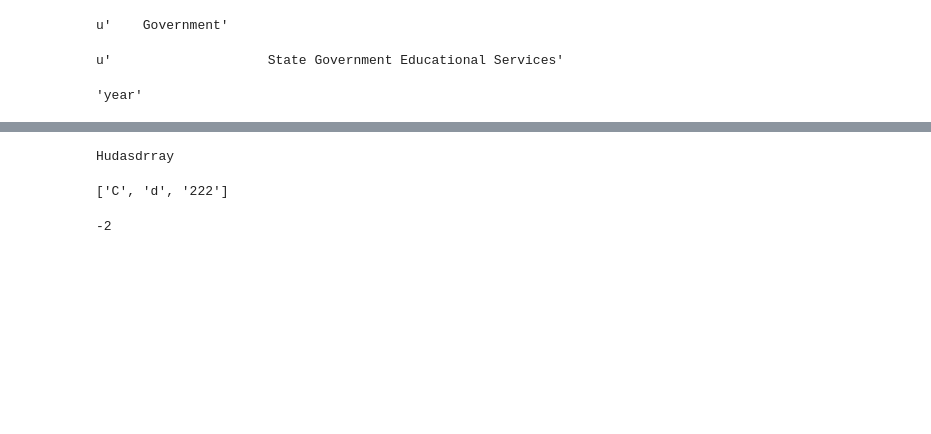
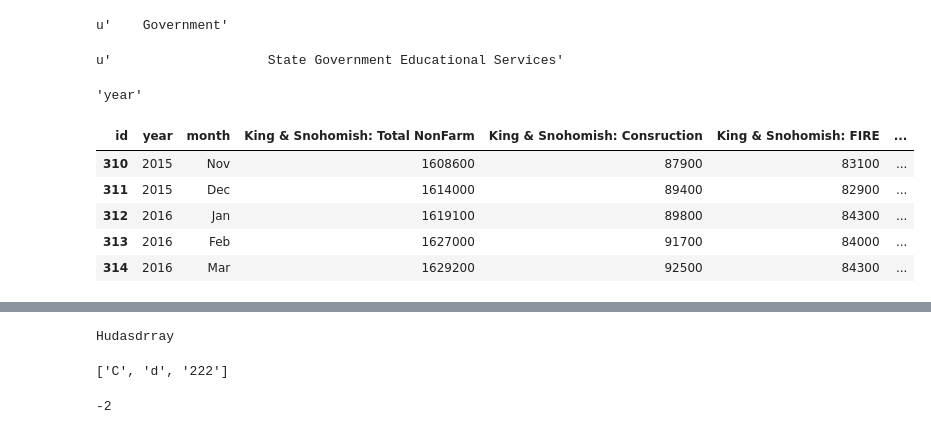
Before and after one commit to jalaljahir/wa_esd_emp, a Jupyter notebook: monthly_emp_update_ESD.ipynb, the cells around one changed output, grey strips where cells are left out. Drawn from its saved outputs; the diff is of its cells as text; code cells hidden in the pictures; blank space fills up the shorter version.

```diff
--- a/monthly_emp_update_ESD.ipynb
+++ b/monthly_emp_update_ESD.ipynb
@@ -147,7 +194,7 @@ kin_sno_list[69]
 # %% [output]
 'year'
 # %%
-df_sa_kin_sno["king & Snohomish: Total NonFarm"] = df_sa_kin_sno["Total Nonfarm"]
+df_sa_kin_sno["King & Snohomish: Total NonFarm"] = df_sa_kin_sno["Total Nonfarm"]
 df_sa_kin_sno["King & Snohomish: Consruction"] = df_sa_kin_sno[kin_sno_list[3]] + df_sa_kin_sno[kin_sno_list[4]]
 df_sa_kin_sno["King & Snohomish: FIRE"] = df_sa_kin_sno[kin_sno_list[33]]
 df_sa_kin_sno["King & Snohomish: Manufacturing"] = df_sa_kin_sno[kin_sno_list[8]]
@@ -165,3 +212,12 @@ df_sa_kin_sno = df_sa_kin_sno.drop(df_sa_kin_sno.columns[:69], axis = 1)
 #df_sa_kin_sno = df_sa_kin_sno.drop(df_sa_kin_sno.columns[range(69)], axis = 1)
 # %%
 df_sa_kin_sno = df_sa_kin_sno.drop(df_sa_kin_sno.index[[315]])
+# %%
+df_sa_kin_sno.tail()
+# %% [output]
+| id | year | month | King & Snohomish: Total NonFarm | King & Snohomish: Consruction | King & Snohomish: FIRE | ... |
+| 310 | 2015 | Nov | 1608600 | 87900 | 83100 | ... |
+| 311 | 2015 | Dec | 1614000 | 89400 | 82900 | ... |
+| 312 | 2016 | Jan | 1619100 | 89800 | 84300 | ... |
+| 313 | 2016 | Feb | 1627000 | 91700 | 84000 | ... |
+| 314 | 2016 | Mar | 1629200 | 92500 | 84300 | ... |
```
Also changed, not shown: parts of 16 cells of this notebook.
